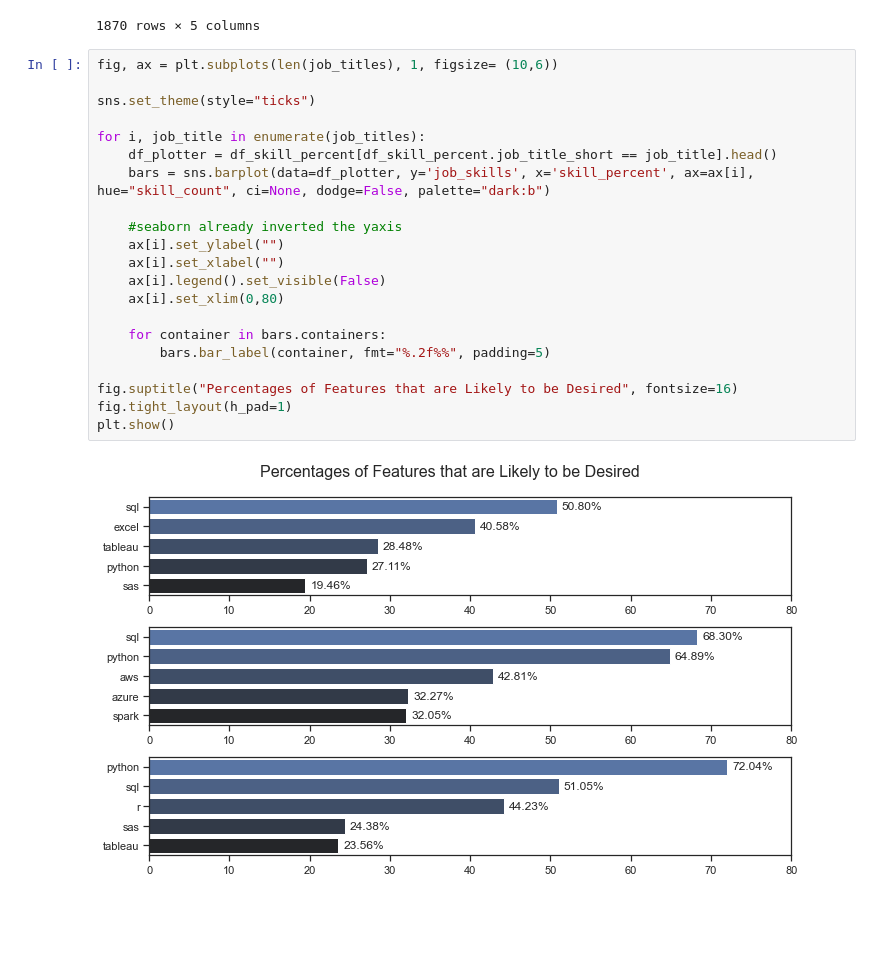
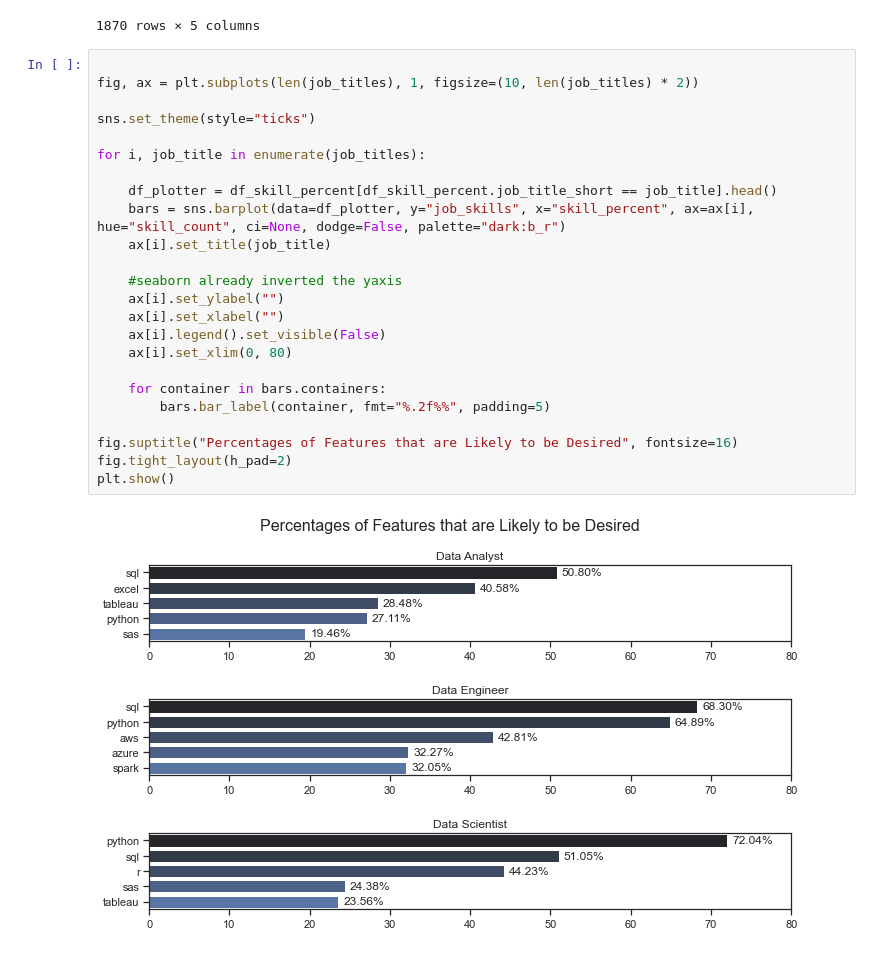
Before and after one commit to firaterkn/Python_Project_Data_Job_Analysis, a Jupyter notebook: 3_Project/2_Skills_Demand.ipynb, the cells around one changed output. Saved outputs shown, nothing was run; the diff lists cells and outputs as text; blank space fills up the shorter version.

```diff
--- a/3_Project/2_Skills_Demand.ipynb
+++ b/3_Project/2_Skills_Demand.ipynb
@@ -167,25 +167,28 @@ df_skill_percent
 | 1869 | Business Analyst | sqlserver | 1 | 7382 | 0.013546 |
 1870 rows × 5 columns
 # %%
-fig, ax = plt.subplots(len(job_titles), 1, figsize= (10,6))
+
+fig, ax = plt.subplots(len(job_titles), 1, figsize=(10, len(job_titles) * 2))
 
 sns.set_theme(style="ticks")
 
 for i, job_title in enumerate(job_titles):
+
     df_plotter = df_skill_percent[df_skill_percent.job_title_short == job_title].head()
-    bars = sns.barplot(data=df_plotter, y='job_skills', x='skill_percent', ax=ax[i], hue="skill_count", ci=None, dodge=False, palette="dark:b")
+    bars = sns.barplot(data=df_plotter, y="job_skills", x="skill_percent", ax=ax[i], hue="skill_count", ci=None, dodge=False, palette="dark:b_r")
+    ax[i].set_title(job_title)
 
     #seaborn already inverted the yaxis
     ax[i].set_ylabel("")
     ax[i].set_xlabel("")
     ax[i].legend().set_visible(False)
-    ax[i].set_xlim(0,80)
+    ax[i].set_xlim(0, 80)
 
     for container in bars.containers:
         bars.bar_label(container, fmt="%.2f%%", padding=5)
 
 fig.suptitle("Percentages of Features that are Likely to be Desired", fontsize=16)
-fig.tight_layout(h_pad=1)
+fig.tight_layout(h_pad=2)
 plt.show()
 # %% [output]
-[figure, old version]
+[figure, new version]
```
Also changed, not shown: parts of 1 cell of this notebook, 3 other files.
